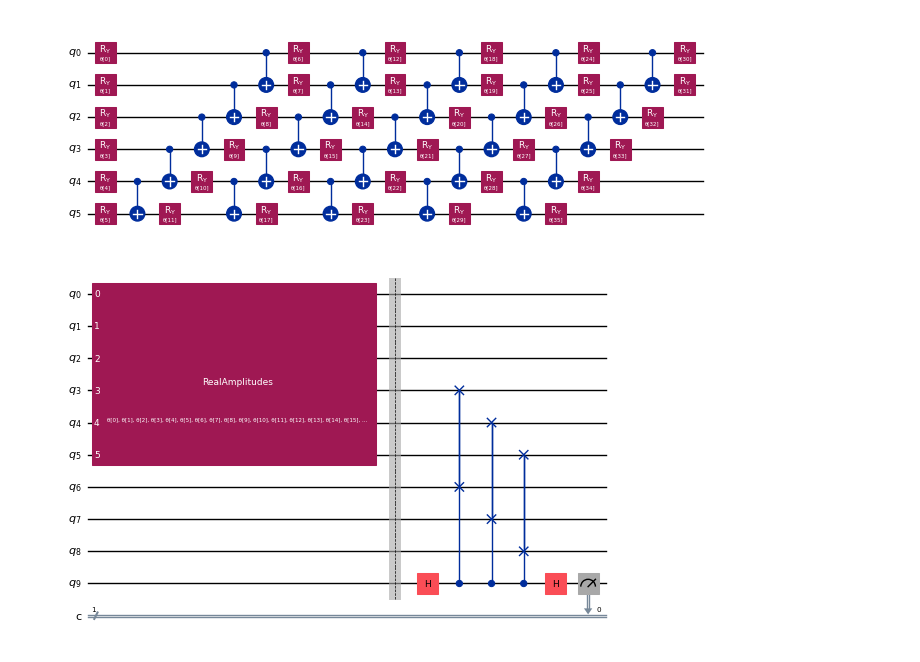
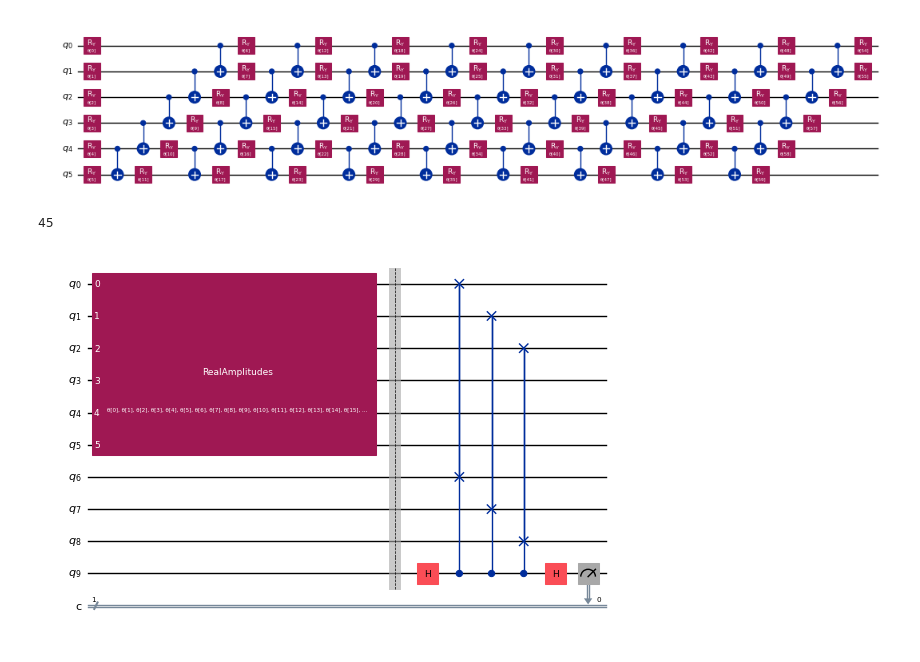
Before and after one commit to qDNA-yonsei/qdna-examples, a Jupyter notebook: compression/qiskit_qae.ipynb, the cells around one changed output. Saved outputs shown, nothing was run; the diff lists cells and outputs as text; code cells hidden in the pictures.

```diff
--- a/compression/qiskit_qae.ipynb
+++ b/compression/qiskit_qae.ipynb
@@ -35,16 +36,20 @@ test_images = np.concatenate([test_samples for _, test_samples in test_input.ite
 test_labels = np.concatenate([[test_label] * len(test_samples) for test_label, test_samples in test_input.items()])
 # %%
 def ansatz(num_qubits):
-    return RealAmplitudes(num_qubits, reps=5)
+    return RealAmplitudes(num_qubits, reps=9)
 # %%
 num_latent = 3
 num_trash = 3
 num_qubits = num_latent + num_trash
 
 circ = ansatz(num_qubits)
-circ.decompose().draw("mpl", scale=0.5, style="iqp")
+circ.decompose().draw("mpl", scale=0.5, style="iqp", fold=-1)
 # %% [output]
-[figure, old version]
+[figure, new version]
+# %%
+print(get_cnot_count(circ.decompose()))
+# %% [output]
+45
 # %%
 def auto_encoder_circuit(num_latent, num_trash):
     qr = QuantumRegister(num_latent + 2 * num_trash + 1, "q")
@@ -56,7 +61,8 @@ def auto_encoder_circuit(num_latent, num_trash):
     # swap test
     circuit.h(auxiliary_qubit)
     for i in range(num_trash):
-        circuit.cswap(auxiliary_qubit, num_latent + i, num_latent + num_trash + i)
+        #circuit.cswap(auxiliary_qubit, num_latent + i, num_latent + num_trash + i)
+        circuit.cswap(auxiliary_qubit, i, num_latent + num_trash + i)
 
     circuit.h(auxiliary_qubit)
     circuit.measure(auxiliary_qubit, cr[0])
@@ -65,7 +71,7 @@ def auto_encoder_circuit(num_latent, num_trash):
 circuit = auto_encoder_circuit(num_latent, num_trash)
 circuit.draw("mpl", scale=0.5, style="iqp")
 # %% [output]
-[figure, old version]
+[figure, new version]
 # %%
 fm = RawFeatureVector(2 ** (num_latent + num_trash))
 
```
Also changed, not shown: parts of 7 cells of this notebook, 1 other file.
